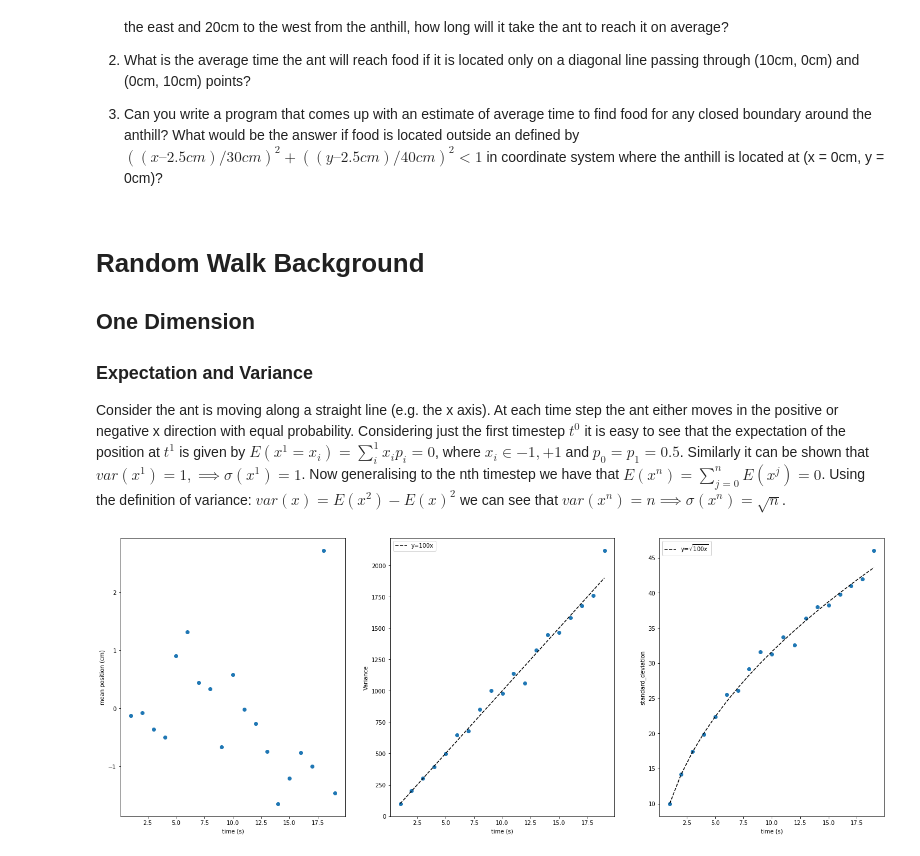
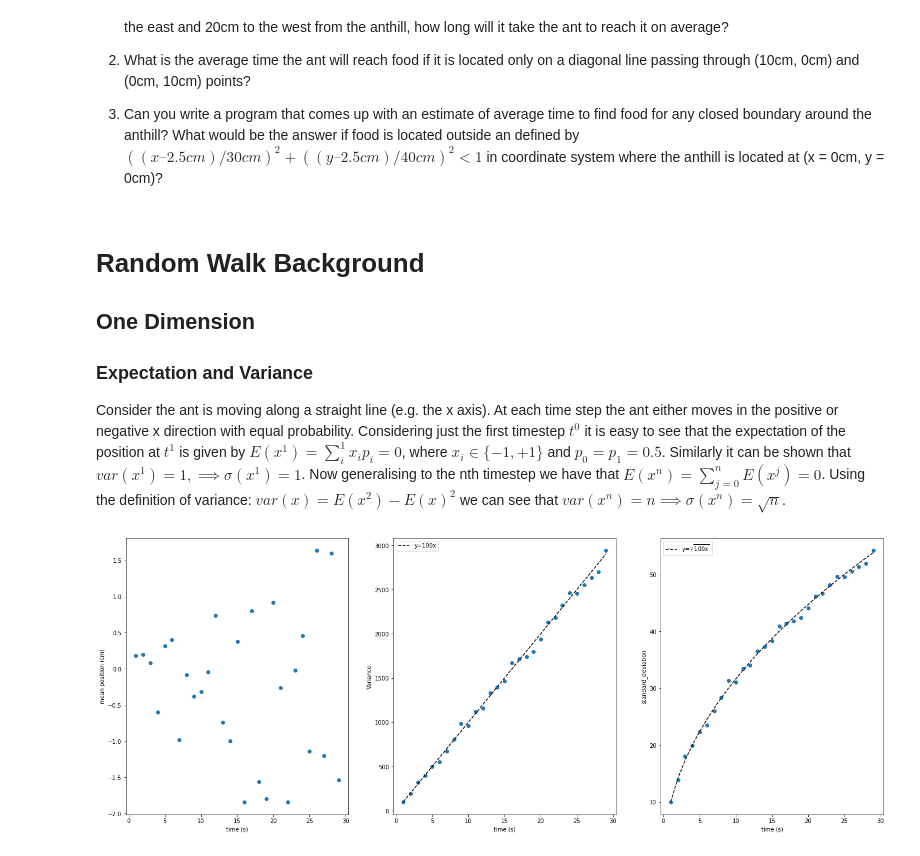
Before and after one commit to joeb42/statistics-playground, a Jupyter notebook: random_walks/random_walk.ipynb, the cells around one changed output. Cells and saved outputs as stored; diff of their text form; code cells hidden in the pictures.

```diff
--- a/random_walks/random_walk.ipynb
+++ b/random_walks/random_walk.ipynb
@@ -12,12 +12,13 @@ An ant leaves its anthill in order to forage for food. It moves with the speed o
 ## One Dimension
 ### Expectation and Variance
 Consider the ant is moving along a straight line (e.g. the x axis). At each time step the ant either moves in the positive or negative x direction with equal probability.
-Considering just the first timestep $t^{0}$ it is easy to see that the expectation of the position at $t^{1}$ is given by $E(x^{1} = x_{i}) = \sum_{i}^{1} x_i p_i = 0$, where $x_i \in {-1, +1}$ and $p_0 = p_1 = 0.5$. Similarly it can be shown that $var(x^{1}) = 1, \implies \sigma(x^{1}) = 1$.
+Considering just the first timestep $t^{0}$ it is easy to see that the expectation of the position at $t^{1}$ is given by $E(x^{1}) = \sum_{i}^{1} x_i p_i = 0$, where $x_i \in \{-1, +1\}$ and $p_0 = p_1 = 0.5$. Similarly it can be shown that $var(x^{1}) = 1, \implies \sigma(x^{1}) = 1$.
 Now generalising to the nth timestep we have that $E(x^{n}) = \sum_{j=0}^{n} E(x^{j}) = 0$. Using the definition of variance: $var(x) = E(x^{2}) - E(x)^2$ we can see that $var(x^{n}) = n \implies \sigma(x^{n}) = \sqrt{n}$.
 # %%
-# lets check our calculation with a simple monte carlo simulation
+# lets check our calculation with a monte carlo simulation
+
+# import
 from numpy.random import default_rng
-import numpy as np
 import matplotlib.pyplot as plt
 from abc import ABCMeta, abstractmethod
 from math import sqrt
@@ -51,6 +52,7 @@ class AntBase(metaclass=ABCMeta):
         self.reset_coords()
         return seconds
 
+
 # 1d ant inherits from base
 class Ant1D(AntBase):
     def move(self) -> None:
@@ -60,54 +62,76 @@ class Ant1D(AntBase):
         self.x += self.rng.choice((-10, +10))
 
     def at_food(self) -> bool:
         """
         Determine whether ant is at food or not
         """
         return abs(self.x) >= 20
 
     def reset_coords(self) -> None:
         """
         Reset ant's position to the origin
         """
         self.x = 0
 
+    @staticmethod
+    def sim(num_repeats: int, timesteps: list[int]) -> tuple[list[float]]:
+        """ "
+        Run num_repeats MC simulations for each time in timesteps
+        returns: list of means, variances and standard deviations for each time in timesteps
+        """
+        ant = Ant1D()
+        means = []
+        variances = []
+        standard_deviations = []
+        for t in timesteps:
+            positions = []
+            for repeat in range(num_repeats):
+                for i in range(t):
+                    ant.move()
+                positions.append(ant.x)
+                ant.reset_coords()
+            mean = sum(positions) / num_repeats
+            means.append(mean)
+            variance = sum((mean - i) ** 2 for i in positions) / num_repeats
+            variances.append(variance)
+            standard_deviations.append(sqrt(variance))
+        return means, variances, standard_deviations
 
-ant = Ant1D()
-num_repeats = 1000
-timesteps = range(1, 20)
-means = []
-variances = []
-standard_deviations = []
 
-for t in timesteps:
-    positions = []
-    for repeat in range(num_repeats):
-        for i in range(t):
-            ant.move()
-        positions.append(ant.x)
-        ant.reset_coords()
-    mean = sum(positions) / num_repeats
-    means.append(mean)
-    variance = sum((mean - i) ** 2 for i in positions) / num_repeats
-    variances.append(variance)
-    standard_deviations.append(sqrt(variance))
-
+repeats = int(1e3)
+timesteps = range(1, 30)
+means, variances, standard_deviations = Ant1D.sim(repeats, timesteps)
+# plot comparison of the sample statistics to the theoretical calculations we made in the md cell above
 fig, ax = plt.subplots(1, 3, figsize=(24, 9))
 ax[0].scatter(timesteps, means)
 ax[0].set_xlabel("time (s)")
 ax[0].set_ylabel("mean position (cm)")
 ax[1].scatter(timesteps, variances)
-ax[1].plot(timesteps, [t * 100 for t in timesteps], linestyle="dashed", color="k", label="y=100x")
+# Remember we are working in units of 10cm, so variance will be in units of 10^2 = 100cm^2
+ax[1].plot(
+    timesteps,
+    [t * 100 for t in timesteps],
+    linestyle="dashed",
+    color="k",
+    label="y=100x",
+)
 ax[1].legend()
 ax[1].set_xlabel("time (s)")
 ax[1].set_ylabel("Variance")
 ax[2].scatter(timesteps, standard_deviations)
-ax[2].plot(timesteps, [10*sqrt(t) for t in timesteps], label=r"y=$\sqrt{100x}$", linestyle="dashed", color="k")
+# Again units of 10cm
+ax[2].plot(
+    timesteps,
+    [10 * sqrt(t) for t in timesteps],
+    label=r"y=$\sqrt{100x}$",
+    linestyle="dashed",
+    color="k",
+)
 ax[2].set_xlabel("time (s)")
 ax[2].set_ylabel("standard_deviation")
 ax[2].legend()
 plt.show()
 # %% [output]
-[figure, old version]
+[figure, new version]
 # %% [markdown]
 ### The 1D problem
```
Also changed, not shown: parts of 12 cells of this notebook.
